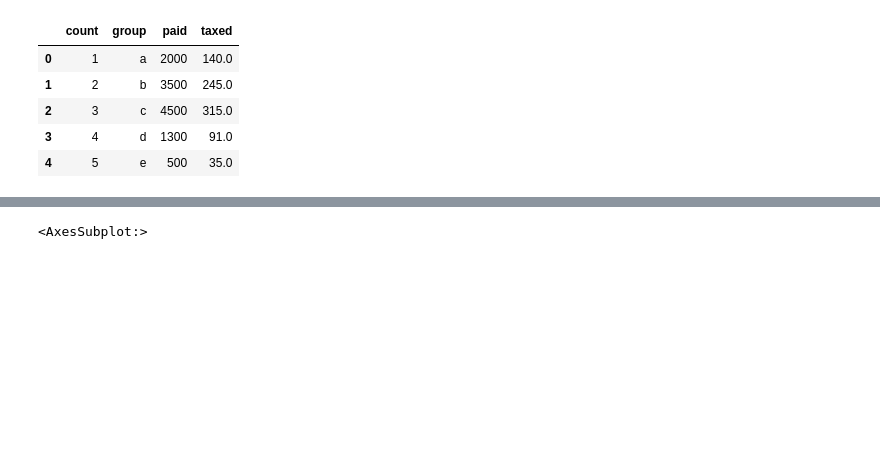
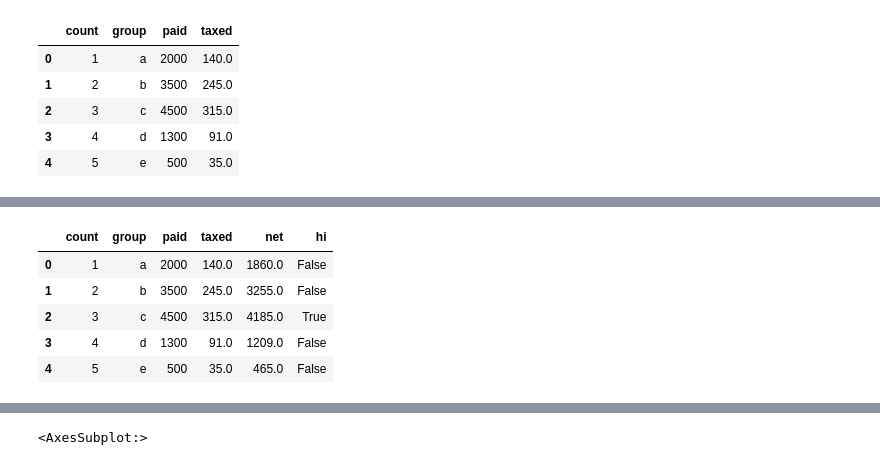
Before and after one commit to likit/nxpo-python-datasci-camp, a Jupyter notebook: notebooks/basic-python.ipynb, the cells around one changed output, grey strips where cells are left out. Saved outputs shown, nothing was run; the diff lists cells and outputs as text; code cells hidden in the pictures; blank space fills up the shorter version.

```diff
--- a/notebooks/basic-python.ipynb
+++ b/notebooks/basic-python.ipynb
@@ -783,3 +1280,13 @@ df
+# %%
+df['hi'] = df['taxed'] > 300
+df
+# %% [output]
+|  | count | group | paid | taxed | net | hi |
+| 0 | 1 | a | 2000 | 140.0 | 1860.0 | False |
+| 1 | 2 | b | 3500 | 245.0 | 3255.0 | False |
+| 2 | 3 | c | 4500 | 315.0 | 4185.0 | True |
+| 3 | 4 | d | 1300 | 91.0 | 1209.0 | False |
+| 4 | 5 | e | 500 | 35.0 | 465.0 | False |
 # %%
 df.iloc[3]  # select a row by a number of position
 # %% [output]
```
Also changed, not shown: parts of 136 cells of this notebook.
